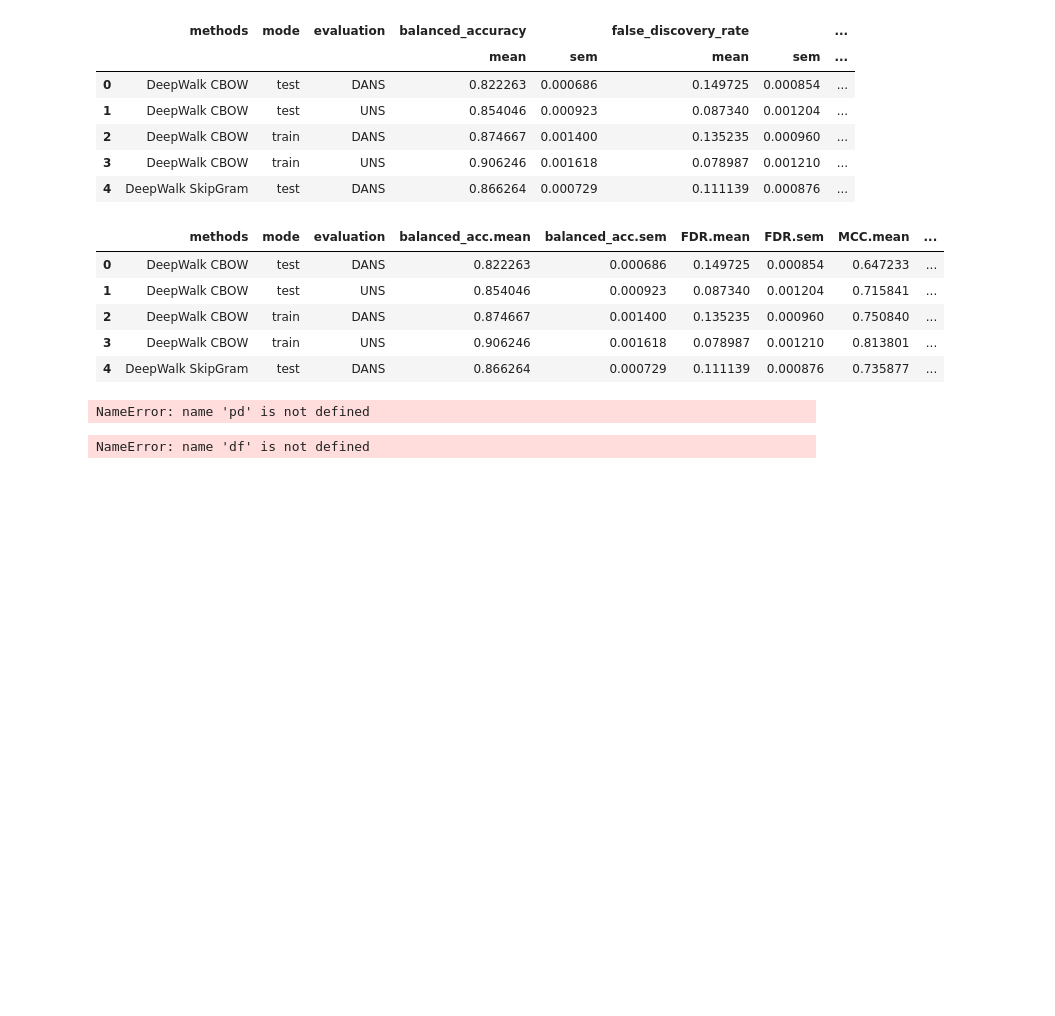
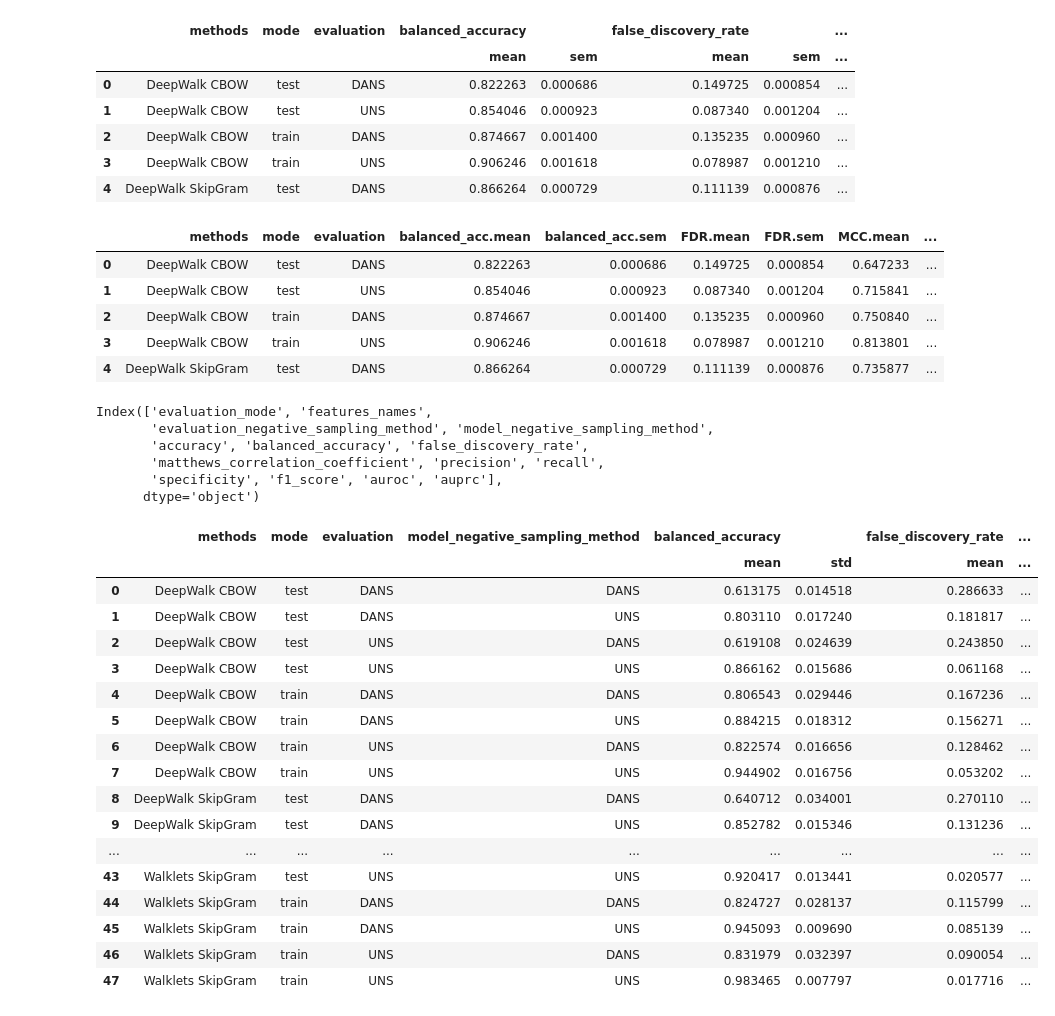
Before and after one commit to monarch-initiative/negativeExampleSelection, a Jupyter notebook: extractingResults.ipynb, the cells around one changed output. Cells and saved outputs as stored; diff of their text form; code cells hidden in the pictures; blank space fills up the shorter version.

```diff
--- a/extractingResults.ipynb
+++ b/extractingResults.ipynb
@@ -227,13 +219,19 @@ def qc_df(df):
     if feature_scale_free != set([True, False]):
         raise ValueError(f"Invalid feature_scale_free : {feature_scale_free}")
 # %%
-df = pd.read_csv("results/sli_only_results_jul23.tsv", sep='\t')
+
+df = pd.read_csv("sli_only_results_jul23.tsv", sep='\t')
-# %% [output]
-NameError: name 'pd' is not defined
+# %%
+df3 = extract_core_results(df)
 # %%
-qc_df(df)
+df3.columns
 # %% [output]
-NameError: name 'df' is not defined
+Index(['evaluation_mode', 'features_names',
+       'evaluation_negative_sampling_method', 'model_negative_sampling_method',
+       'accuracy', 'balanced_accuracy', 'false_discovery_rate',
+       'matthews_correlation_coefficient', 'precision', 'recall',
+       'specificity', 'f1_score', 'auroc', 'auprc'],
+      dtype='object')
 # %%
 def get_mean_and_std(df):
     """
@@ -254,7 +252,31 @@ def get_mean_and_std(df):
                'auroc':['mean','std'],
                'auprc':['mean','std']}
     # Calculate mean and standard dev
-    df2 =  df.groupby(['methods','mode','evaluation']).agg(evaluation_d).reset_index()
+    df2 =  df.groupby(['methods','mode','evaluation','model_negative_sampling_method']).agg(evaluation_d).reset_index()
     # Make a new column for convenience in planning
     df2["approach"] = df2["evaluation"] + " (" + df2["mode"] + ")"
     return df2
+# %%
+
+summary = get_mean_and_std(df3)
+# %%
+summary
+# %% [output]
+|  | methods | mode | evaluation | model_negative_sampling_method | balanced_accuracy |  | false_discovery_rate | ... |
+|  |  |  |  |  | mean | std | mean | ... |
+| 0 | DeepWalk CBOW | test | DANS | DANS | 0.613175 | 0.014518 | 0.286633 | ... |
+| 1 | DeepWalk CBOW | test | DANS | UNS | 0.803110 | 0.017240 | 0.181817 | ... |
+| 2 | DeepWalk CBOW | test | UNS | DANS | 0.619108 | 0.024639 | 0.243850 | ... |
+| 3 | DeepWalk CBOW | test | UNS | UNS | 0.866162 | 0.015686 | 0.061168 | ... |
+| 4 | DeepWalk CBOW | train | DANS | DANS | 0.806543 | 0.029446 | 0.167236 | ... |
+| 5 | DeepWalk CBOW | train | DANS | UNS | 0.884215 | 0.018312 | 0.156271 | ... |
+| 6 | DeepWalk CBOW | train | UNS | DANS | 0.822574 | 0.016656 | 0.128462 | ... |
+| 7 | DeepWalk CBOW | train | UNS | UNS | 0.944902 | 0.016756 | 0.053202 | ... |
+| 8 | DeepWalk SkipGram | test | DANS | DANS | 0.640712 | 0.034001 | 0.270110 | ... |
+| 9 | DeepWalk SkipGram | test | DANS | UNS | 0.852782 | 0.015346 | 0.131236 | ... |
+| ... | ... | ... | ... | ... | ... | ... | ... | ... |
+| 43 | Walklets SkipGram | test | UNS | UNS | 0.920417 | 0.013441 | 0.020577 | ... |
+| 44 | Walklets SkipGram | train | DANS | DANS | 0.824727 | 0.028137 | 0.115799 | ... |
+| 45 | Walklets SkipGram | train | DANS | UNS | 0.945093 | 0.009690 | 0.085139 | ... |
+| 46 | Walklets SkipGram | train | UNS | DANS | 0.831979 | 0.032397 | 0.090054 | ... |
+| 47 | Walklets SkipGram | train | UNS | UNS | 0.983465 | 0.007797 | 0.017716 | ... |
```
Also changed, not shown: parts of 1 cell of this notebook.
